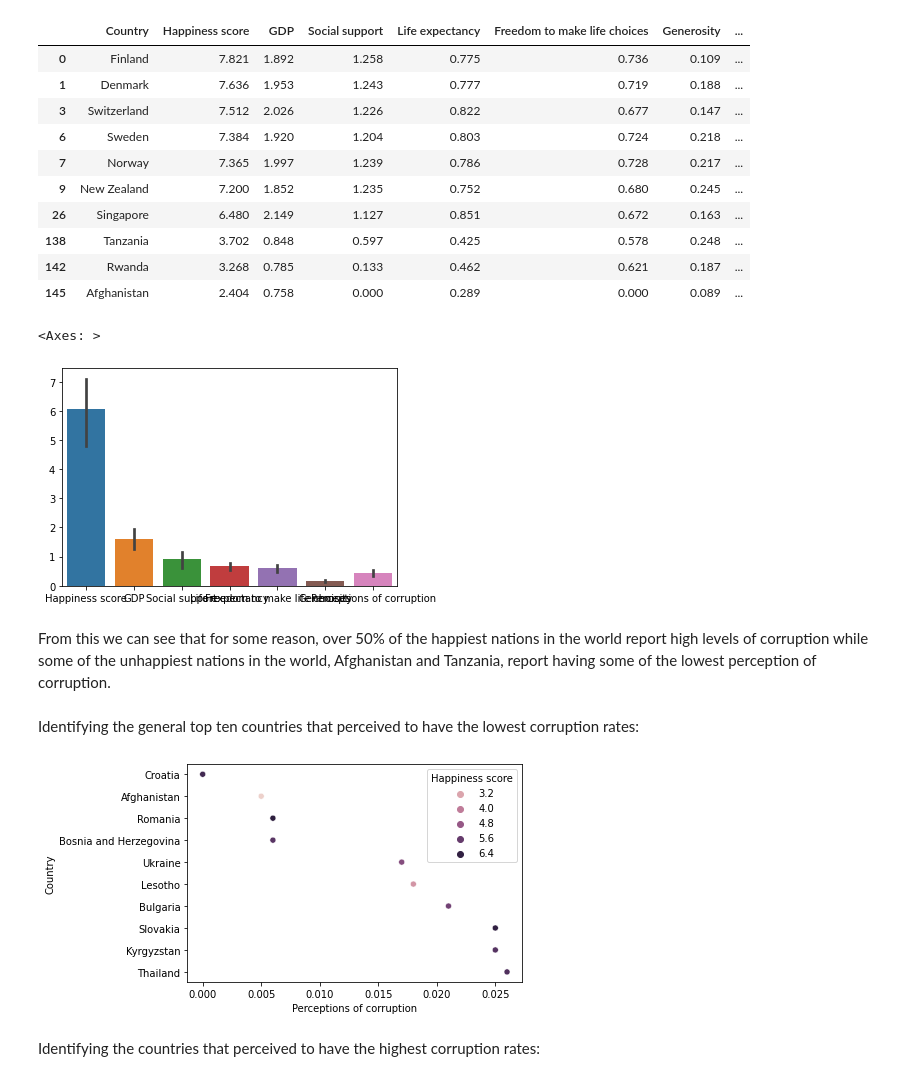
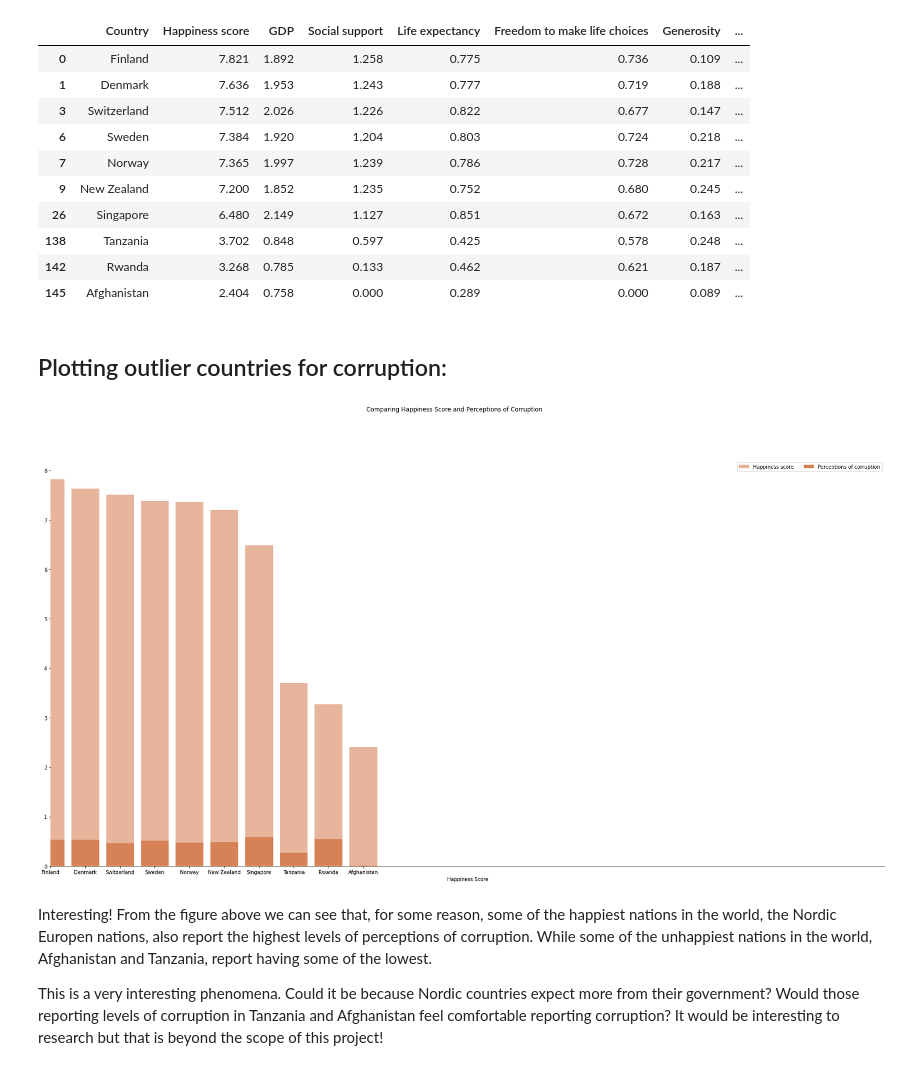
Before and after one commit to lauxpaux/HappinessResearch, a Jupyter notebook: HappinessDataExploration.ipynb, the cells around one changed output. Cells and saved outputs as stored; diff of their text form; code cells hidden in the pictures.

```diff
--- a/HappinessDataExploration.ipynb
+++ b/HappinessDataExploration.ipynb
@@ -474,12 +467,26 @@ The identified outliers for happiness score and perceptions of corruption correl
 | 138 | Tanzania | 3.702 | 0.848 | 0.597 | 0.425 | 0.578 | 0.248 | ... |
 | 142 | Rwanda | 3.268 | 0.785 | 0.133 | 0.462 | 0.621 | 0.187 | ... |
 | 145 | Afghanistan | 2.404 | 0.758 | 0.000 | 0.289 | 0.000 | 0.089 | ... |
-# %%
-sns.scatterplot(corruption_df, x='Perceptions of corruption', y='')
-# %% [output]
-<Axes: >
-[figure, removed]
+# %% [markdown]
+## Plotting outlier countries for corruption:
+# %%
+f, ax = plt.subplots(figsize=(30, 15))
+sns.set_color_codes("pastel")
+sns.barplot(x='Country', y='Happiness score', data=corruption_df,
+            label='Happiness score', color='#F3B190')
+
+sns.set_color_codes("muted")
+sns.barplot(x='Country', y='Perceptions of corruption', data=corruption_df,
+        label='Perceptions of corruption', color='#EB7A41')
+
+ax.legend(ncol=2, loc="upper right", frameon=True)
+ax.set(xlim=(0, 24), ylabel="",
+    xlabel="Happiness Score")
+f.suptitle('Comparing Happiness Score and Perceptions of Corruption')
+sns.despine(left=True);
+# %% [output]
+[figure, added]
 # %% [markdown]
-From this we can see that for some reason, over 50% of the happiest nations in the world report high levels of corruption while some of the unhappiest nations in the world, Afghanistan and Tanzania, report having some of the lowest perception of corruption.
+Interesting! From the figure above we can see that, for some reason, some of the happiest nations in the world, the Nordic Europen nations, also report the highest levels of perceptions of corruption. While some of the unhappiest nations in the world, Afghanistan and Tanzania, report having some of the lowest.
+
+This is a very interesting phenomena. Could it be because Nordic countries expect more from their government? Would those reporting levels of corruption in Tanzania and Afghanistan feel comfortable reporting corruption? It would be interesting to research but that is beyond the scope of this project!
-# %% [markdown]
-Identifying the general top ten countries that perceived to have the lowest corruption rates:
@@ -488,6 +492,0 @@ low_corruption = cleaned_df.nsmallest(10, 'Perceptions of corruption', 'all')
-# %%
-sns.scatterplot(low_corruption, x='Perceptions of corruption', y='Country', hue='Happiness score');
-# %% [output]
-[figure, removed]
-# %% [markdown]
-Identifying the countries that perceived to have the highest corruption rates:
```
Also changed, not shown: parts of 39 cells of this notebook.
